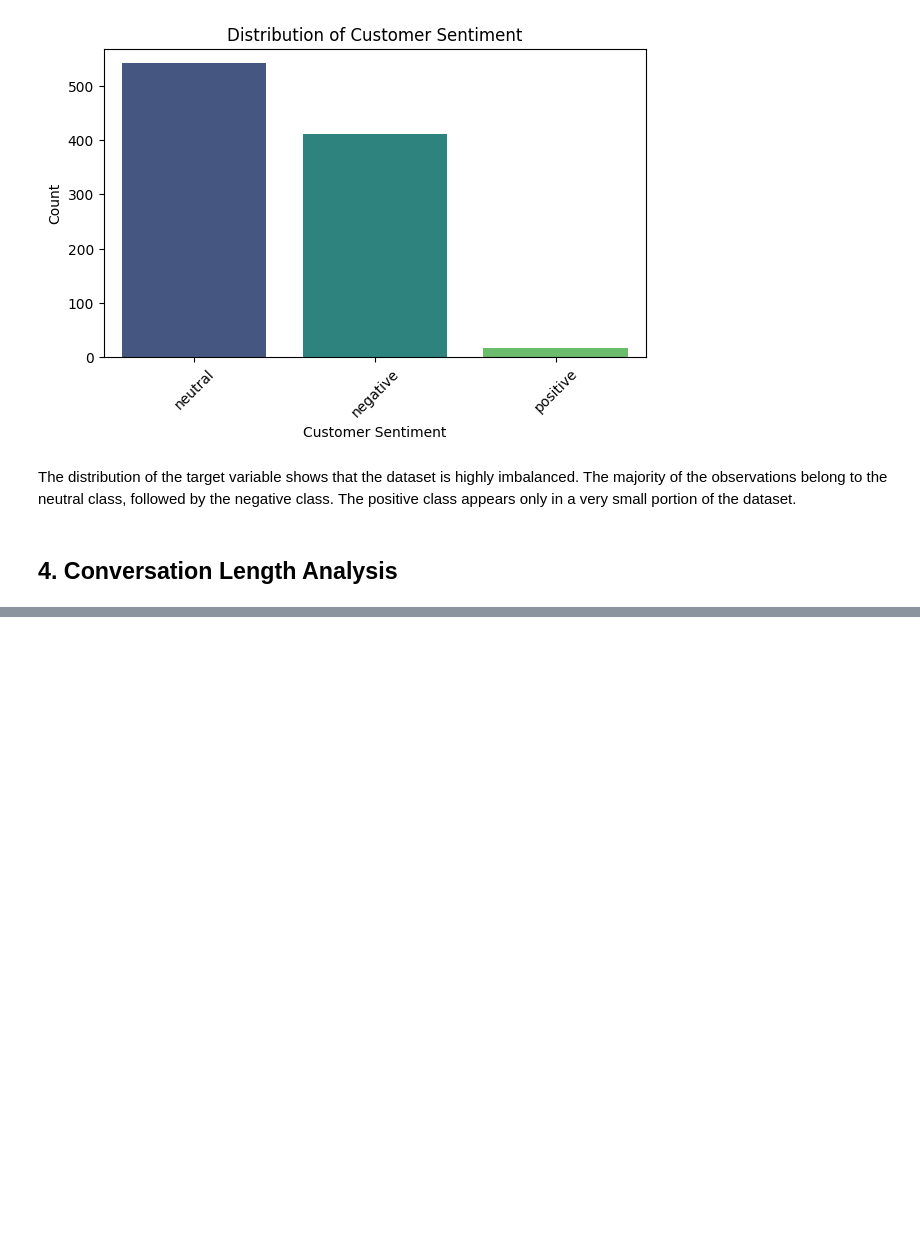
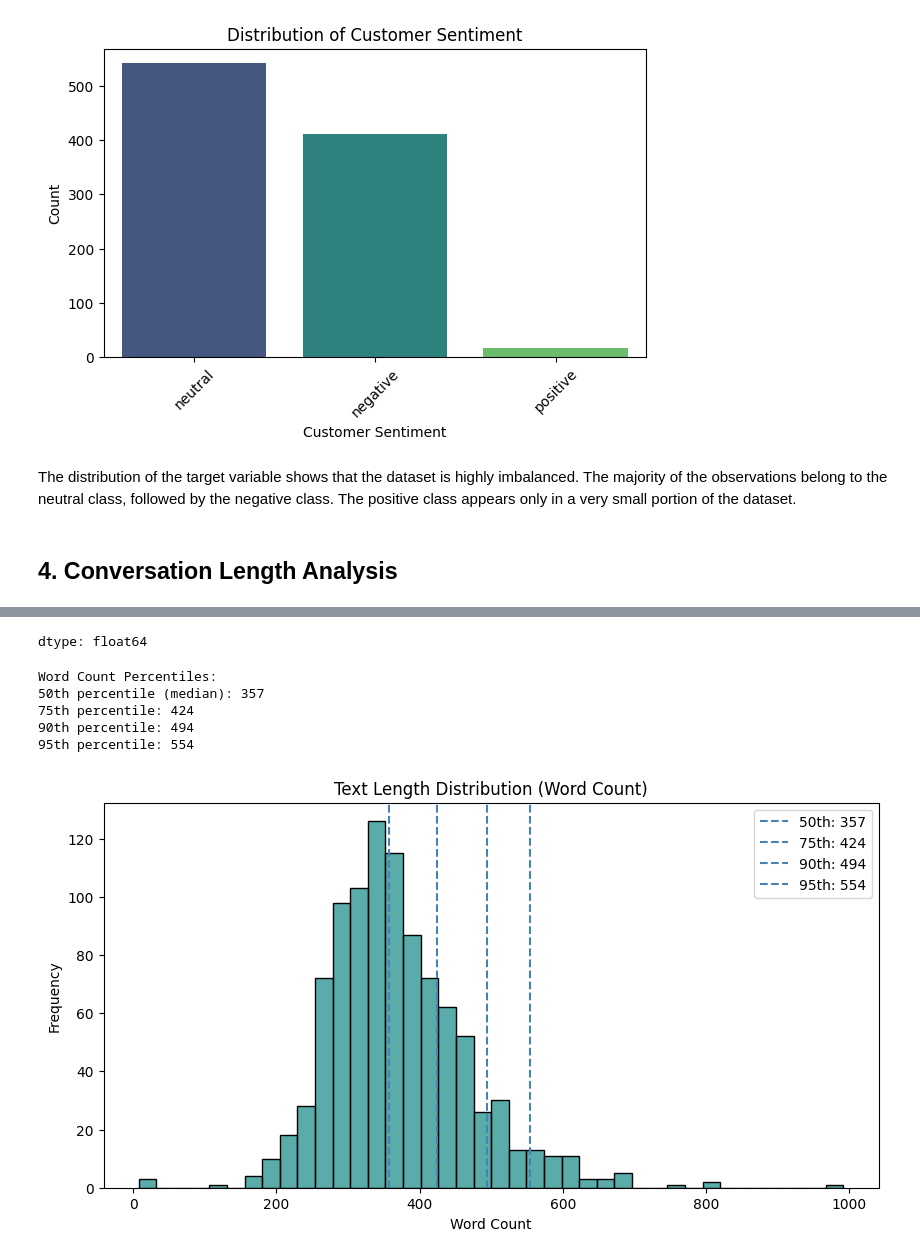
Before and after one commit to sulucay01/DI725-assignment1, a Jupyter notebook: notebooks/01_eda.ipynb, the cells around one changed output, grey strips where cells are left out. Saved outputs shown, nothing was run; the diff lists cells and outputs as text; code cells hidden in the pictures; blank space fills up the shorter version.

Commit message:
Add conversation length analysis and sentiment comparison

```diff
--- a/notebooks/01_eda.ipynb
+++ b/notebooks/01_eda.ipynb
@@ -194,3 +194,76 @@ Passing `palette` without assigning `hue` is deprecated and will be removed in v
 The distribution of the target variable shows that the dataset is highly imbalanced. The majority of the observations belong to the neutral class, followed by the negative class. The positive class appears only in a very small portion of the dataset.
 # %% [markdown]
 ## 4. Conversation Length Analysis
+# %%
+# Create text length features
+train["char_length"] = train["conversation"].apply(lambda x: len(str(x)))
+train["word_count"] = train["conversation"].apply(lambda x: len(str(x).split()))
+
+# Display summary statistics
+print("Character Length Summary:")
+display(train["char_length"].describe())
+
+print("\nWord Count Summary:")
+display(train["word_count"].describe())
+
+# Calculate percentiles for word count
+p50 = np.percentile(train["word_count"], 50)
+p75 = np.percentile(train["word_count"], 75)
+p90 = np.percentile(train["word_count"], 90)
+p95 = np.percentile(train["word_count"], 95)
+
+print("\nWord Count Percentiles:")
+print(f"50th percentile (median): {p50:.0f}")
+print(f"75th percentile: {p75:.0f}")
+print(f"90th percentile: {p90:.0f}")
+print(f"95th percentile: {p95:.0f}")
+
+# --------------------------------------------
+# Histogram of word counts with percentile lines
+# --------------------------------------------
+plt.figure(figsize=(10, 5))
+
+sns.histplot(
+    train["word_count"],
+    bins=40,
+    color=sns.color_palette("viridis", 1)[0]
+)
+
+plt.axvline(p50, linestyle="--", color="steelblue", label=f"50th: {int(p50)}")
+plt.axvline(p75, linestyle="--", color="steelblue", label=f"75th: {int(p75)}")
+plt.axvline(p90, linestyle="--", color="steelblue", label=f"90th: {int(p90)}")
+plt.axvline(p95, linestyle="--", color="steelblue", label=f"95th: {int(p95)}")
+
+plt.title("Text Length Distribution (Word Count)")
+plt.xlabel("Word Count")
+plt.ylabel("Frequency")
+plt.legend()
+plt.show()
+
+# --------------------------------------------
+# Boxplot of word count by sentiment class
+# --------------------------------------------
+plt.figure(figsize=(8, 5))
+
+palette = sns.color_palette("viridis", train["customer_sentiment"].nunique())
+
+sns.boxplot(
+    data=train,
+    x="customer_sentiment",
+    y="word_count",
+    order=train["customer_sentiment"].value_counts().index,
+    palette=palette
+)
+
+plt.title("Conversation Length by Customer Sentiment")
+plt.xlabel("Customer Sentiment")
+plt.ylabel("Word Count")
+plt.show()
+
+# --------------------------------------------
+# Group-wise summary statistics by sentiment
+# --------------------------------------------
+length_summary_by_sentiment = train.groupby("customer_sentiment")["word_count"].describe().round(2)
+print("Word Count Summary by Sentiment:")
+display(length_summary_by_sentiment)
+# %% [output]
@@ -196,0 +291,7 @@ The distribution of the target variable shows that the dataset is highly imbalan
+dtype: float64
+Word Count Percentiles:
+50th percentile (median): 357
+75th percentile: 424
+90th percentile: 494
+95th percentile: 554
+[figure, added]
```
Also changed, not shown: parts of 2 cells of this notebook.
